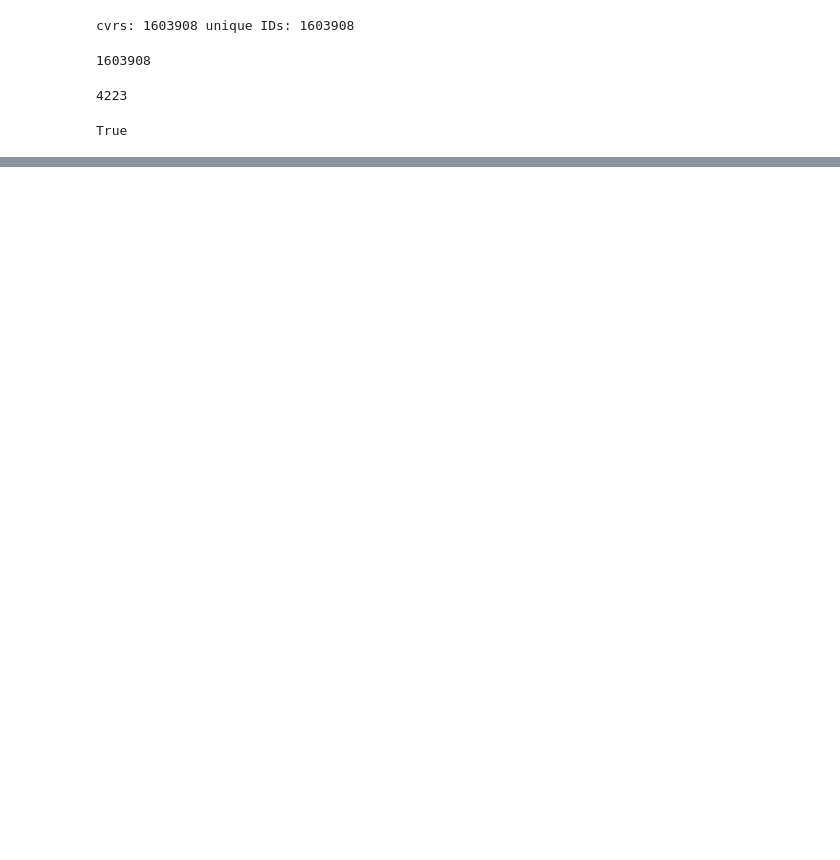
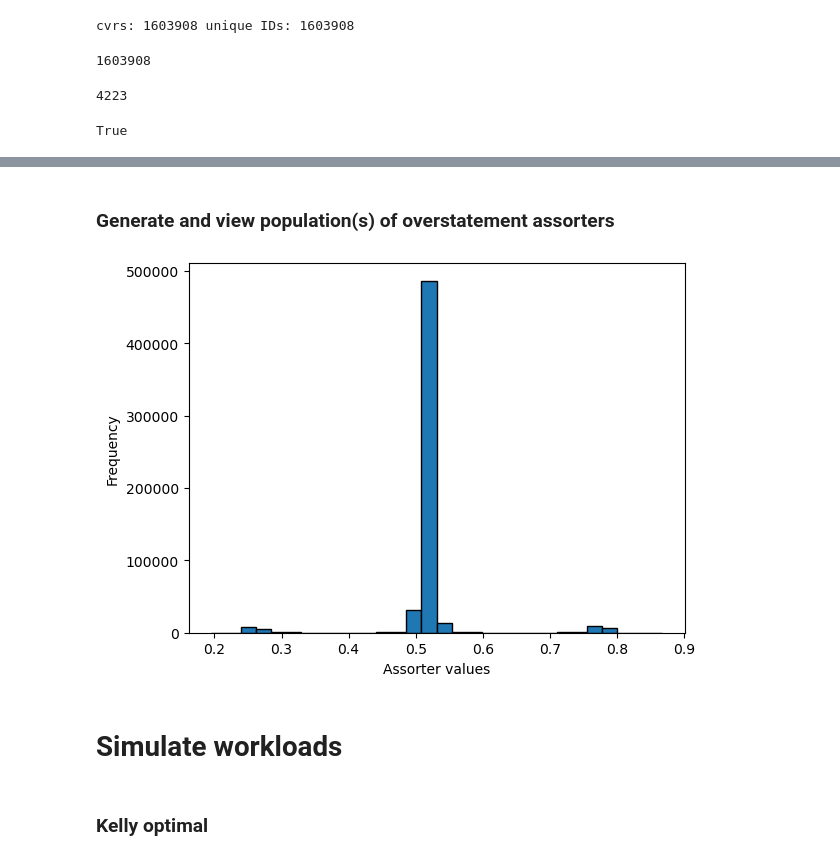
Before and after one commit to spertus/UI-TS, a Jupyter notebook: Code/SF_oneaudit_example.ipynb, the cells around one changed output, grey strips where cells are left out. Saved outputs shown, nothing was run; the diff lists cells and outputs as text; code cells hidden in the pictures; blank space fills up the shorter version.

```diff
--- a/Code/SF_oneaudit_example.ipynb
+++ b/Code/SF_oneaudit_example.ipynb
@@ -304,11 +201,0 @@ results.groupby("bet")[["sample_size", "run_time"]].quantile(0.9) # Get 90th per
-# %%
-# tally pool (batch) means for each contest as numpy array
-tally_pool_means = pd.DataFrame(np.zeros((len(pools), len(contests['18'].assertions)))) # set dimensions and make pandas df
-tally_pool_means.columns = contests['18'].assertions # set column names to names of assertions
-tally_pool_means.index = pools
-
-
-for n, a in contests['18'].assertions.items():
-    for pool in pools:
-        pm = a.assorter.tally_pool_means[pool]
-        tally_pool_means.loc[pool,n] = pm
@@ -381,10 +230,0 @@ sum([1 if c.pool == True else 0 for c in cvr_list]) # Precinct
-# %%
-# Get number of CVRs in each precinct
-precinct_dict = {}
-
-for c in cvr_list:
-    if c.pool == True:
-        if c.tally_pool in precinct_dict:
-            precinct_dict[c.tally_pool] += 1
-        else:
-            precinct_dict[c.tally_pool] = 1
@@ -417,0 +231,32 @@ precinct_df = pd.DataFrame(list(precinct_dict.items()), columns=['Precinct ID',
+# %% [markdown]
+### Generate and view population(s) of overstatement assorters
+# %%
+assertion_names = []
+overstatement_pop = {}
+
+for con in contests.values():
+    for name, a in con.assertions.items():
+        assertion_names.append(name)
+        overstatement_pop[name] = []
+        #tally_pool_values = a.assorter.count_tally_pool_vals(cvr_list=cvr_list, tally_pools=tally_pools)
+        #overstatement_mean = a.overstatement_assorter_mean()
+        for c in cvr_list:
+            if c.has_contest(con.id):
+                overstatement_pop[name].append(a.overstatement_assorter(c, c, use_style = True))
+        overstatement_pop[name] = np.array(overstatement_pop[name])
+# %%
+# change index of assertion_names to view different assorter populations
+plt.hist(overstatement_pop[assertion_names[5]], bins=30, edgecolor='black')
+
+# Add labels
+plt.xlabel("Assorter values")
+plt.ylabel("Frequency")
+
+# Display
+plt.show()
+# %% [output]
+[figure, added]
+# %% [markdown]
+# Simulate workloads
+# %% [markdown]
+### Kelly optimal
```
Also changed, not shown: parts of 46 cells of this notebook, 10 other files.
